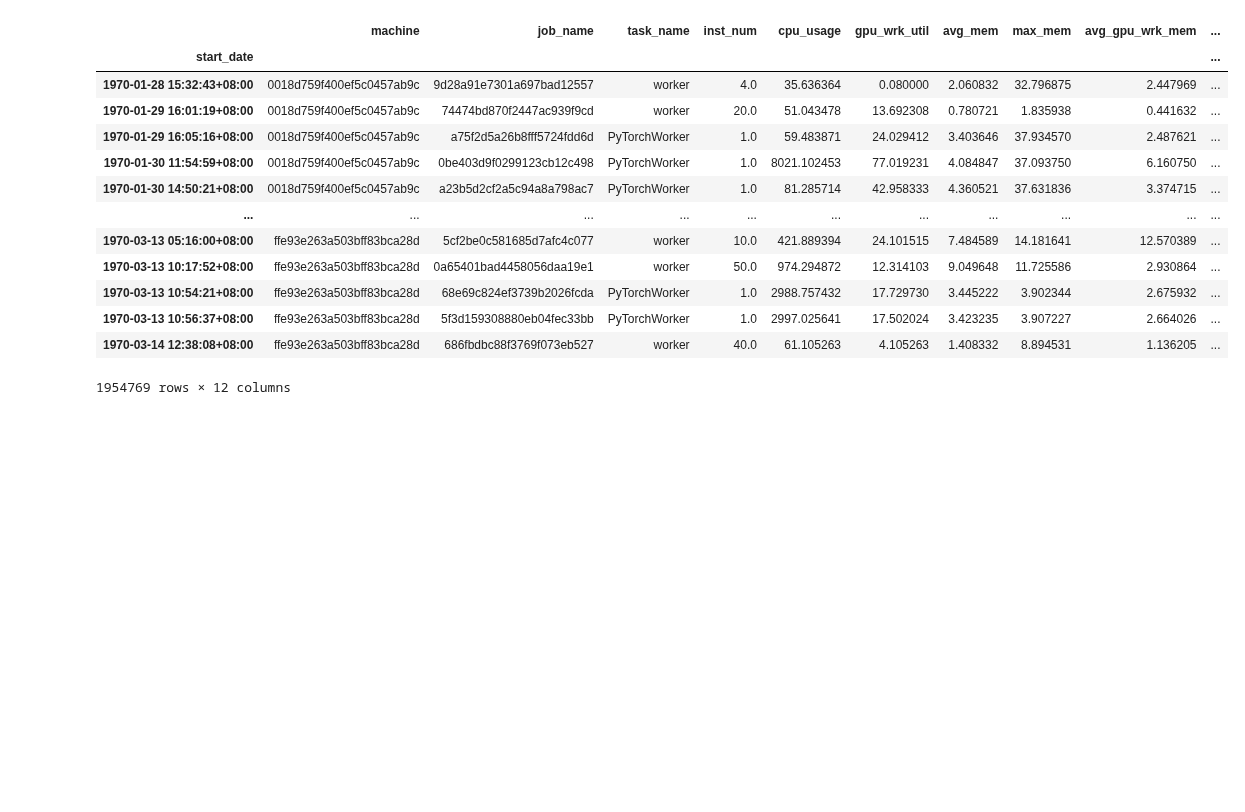
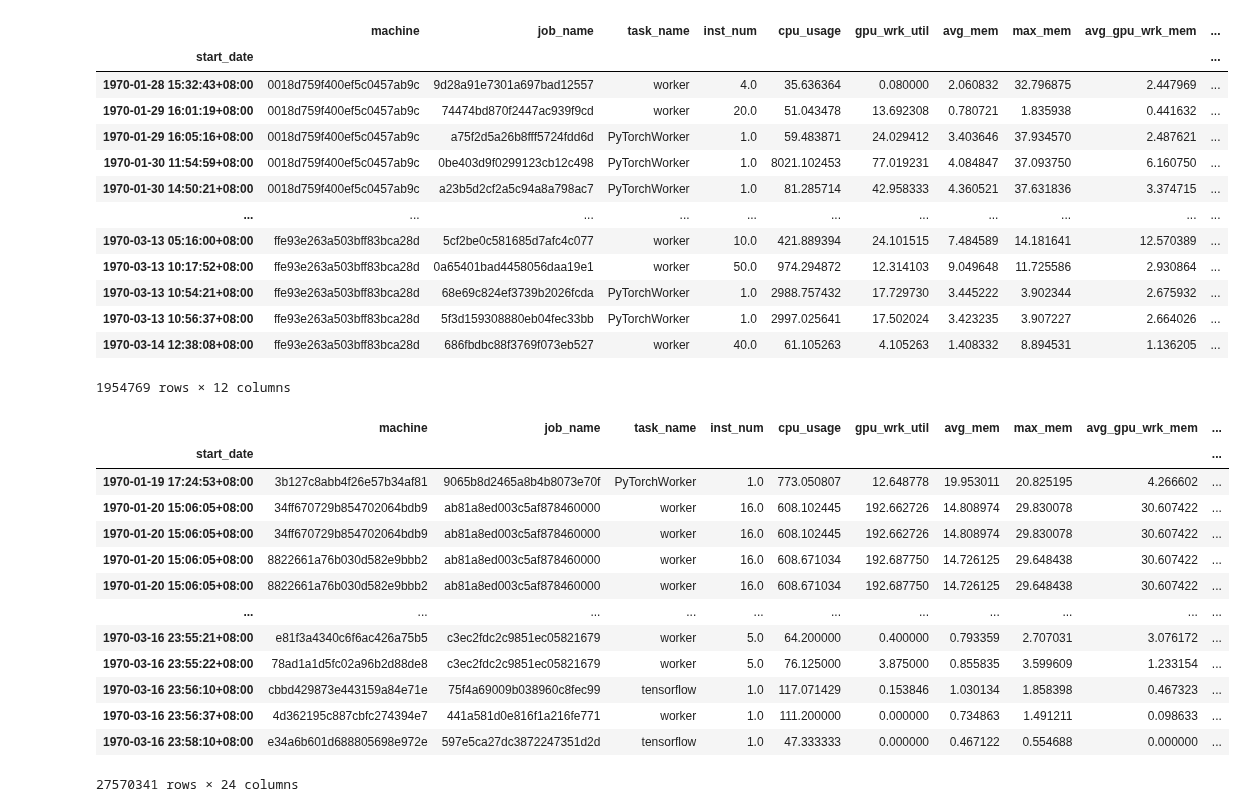
Before and after one commit to MyGodItsFull0fStars/alibaba_clusterdata, a Jupyter notebook: cluster-trace-gpu-v2020/prediction/lstm_dataset_training_preparation.ipynb, the cells around one changed output. Saved outputs shown, nothing was run; the diff lists cells and outputs as text; code cells hidden in the pictures; blank space fills up the shorter version.

```diff
--- a/cluster-trace-gpu-v2020/prediction/lstm_dataset_training_preparation.ipynb
+++ b/cluster-trace-gpu-v2020/prediction/lstm_dataset_training_preparation.ipynb
@@ -131,3 +133,22 @@ machine_df
 | 1970-03-13 10:56:37+08:00 | ffe93e263a503bff83bca28d | 5f3d159308880eb04fec33bb | PyTorchWorker | 1.0 | 2997.025641 | 17.502024 | 3.423235 | 3.907227 | 2.664026 | ... |
 | 1970-03-14 12:38:08+08:00 | ffe93e263a503bff83bca28d | 686fbdbc88f3769f073eb527 | worker | 40.0 | 61.105263 | 4.105263 | 1.408332 | 8.894531 | 1.136205 | ... |
 1954769 rows × 12 columns
+# %%
+dummies = pd.get_dummies(machine_df.task_name)
+machine_df.join(dummies)
+machine_df
+# %% [output]
+|  | machine | job_name | task_name | inst_num | cpu_usage | gpu_wrk_util | avg_mem | max_mem | avg_gpu_wrk_mem | ... |
+| start_date |  |  |  |  |  |  |  |  |  | ... |
+| 1970-01-19 17:24:53+08:00 | 3b127c8abb4f26e57b34af81 | 9065b8d2465a8b4b8073e70f | PyTorchWorker | 1.0 | 773.050807 | 12.648778 | 19.953011 | 20.825195 | 4.266602 | ... |
+| 1970-01-20 15:06:05+08:00 | 34ff670729b854702064bdb9 | ab81a8ed003c5af878460000 | worker | 16.0 | 608.102445 | 192.662726 | 14.808974 | 29.830078 | 30.607422 | ... |
+| 1970-01-20 15:06:05+08:00 | 34ff670729b854702064bdb9 | ab81a8ed003c5af878460000 | worker | 16.0 | 608.102445 | 192.662726 | 14.808974 | 29.830078 | 30.607422 | ... |
+| 1970-01-20 15:06:05+08:00 | 8822661a76b030d582e9bbb2 | ab81a8ed003c5af878460000 | worker | 16.0 | 608.671034 | 192.687750 | 14.726125 | 29.648438 | 30.607422 | ... |
+| 1970-01-20 15:06:05+08:00 | 8822661a76b030d582e9bbb2 | ab81a8ed003c5af878460000 | worker | 16.0 | 608.671034 | 192.687750 | 14.726125 | 29.648438 | 30.607422 | ... |
+| ... | ... | ... | ... | ... | ... | ... | ... | ... | ... | ... |
+| 1970-03-16 23:55:21+08:00 | e81f3a4340c6f6ac426a75b5 | c3ec2fdc2c9851ec05821679 | worker | 5.0 | 64.200000 | 0.400000 | 0.793359 | 2.707031 | 3.076172 | ... |
+| 1970-03-16 23:55:22+08:00 | 78ad1a1d5fc02a96b2d88de8 | c3ec2fdc2c9851ec05821679 | worker | 5.0 | 76.125000 | 3.875000 | 0.855835 | 3.599609 | 1.233154 | ... |
+| 1970-03-16 23:56:10+08:00 | cbbd429873e443159a84e71e | 75f4a69009b038960c8fec99 | tensorflow | 1.0 | 117.071429 | 0.153846 | 1.030134 | 1.858398 | 0.467323 | ... |
+| 1970-03-16 23:56:37+08:00 | 4d362195c887cbfc274394e7 | 441a581d0e816f1a216fe771 | worker | 1.0 | 111.200000 | 0.000000 | 0.734863 | 1.491211 | 0.098633 | ... |
+| 1970-03-16 23:58:10+08:00 | e34a6b601d688805698e972e | 597e5ca27dc3872247351d2d | tensorflow | 1.0 | 47.333333 | 0.000000 | 0.467122 | 0.554688 | 0.000000 | ... |
+27570341 rows × 24 columns
```
Also changed, not shown: parts of 2 cells of this notebook.
